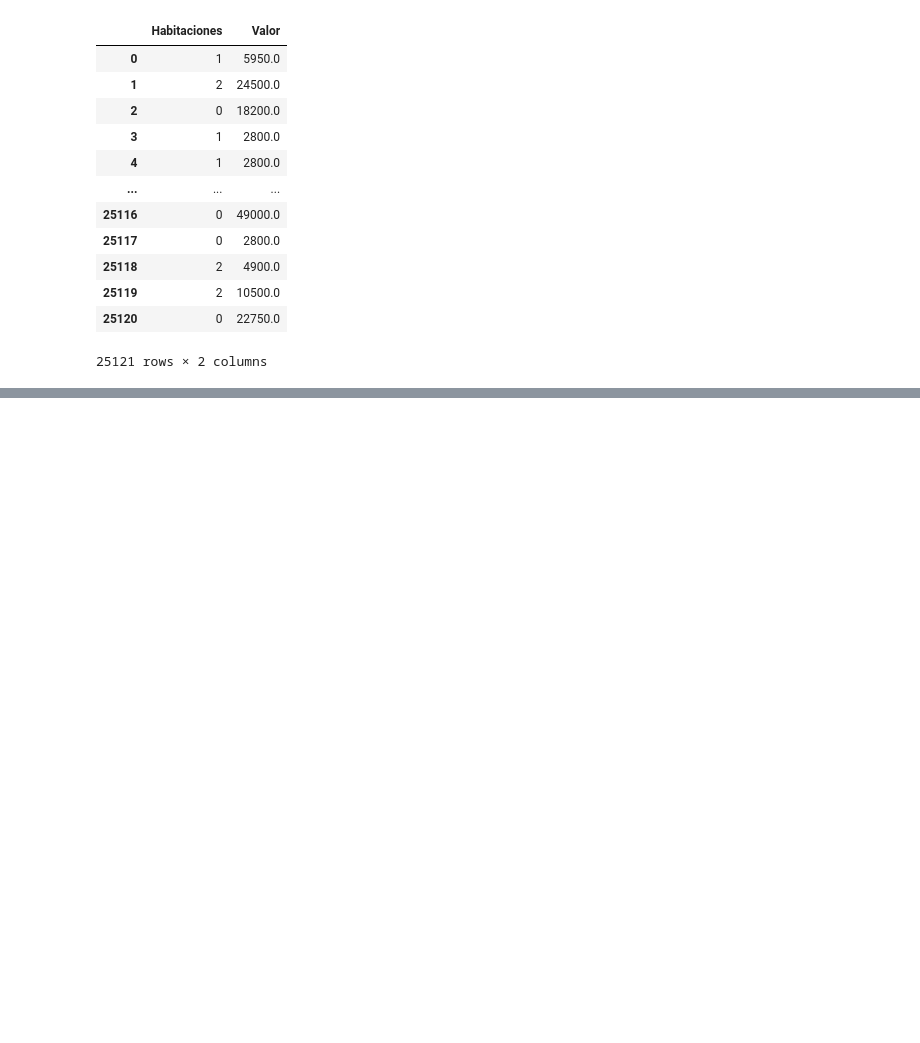
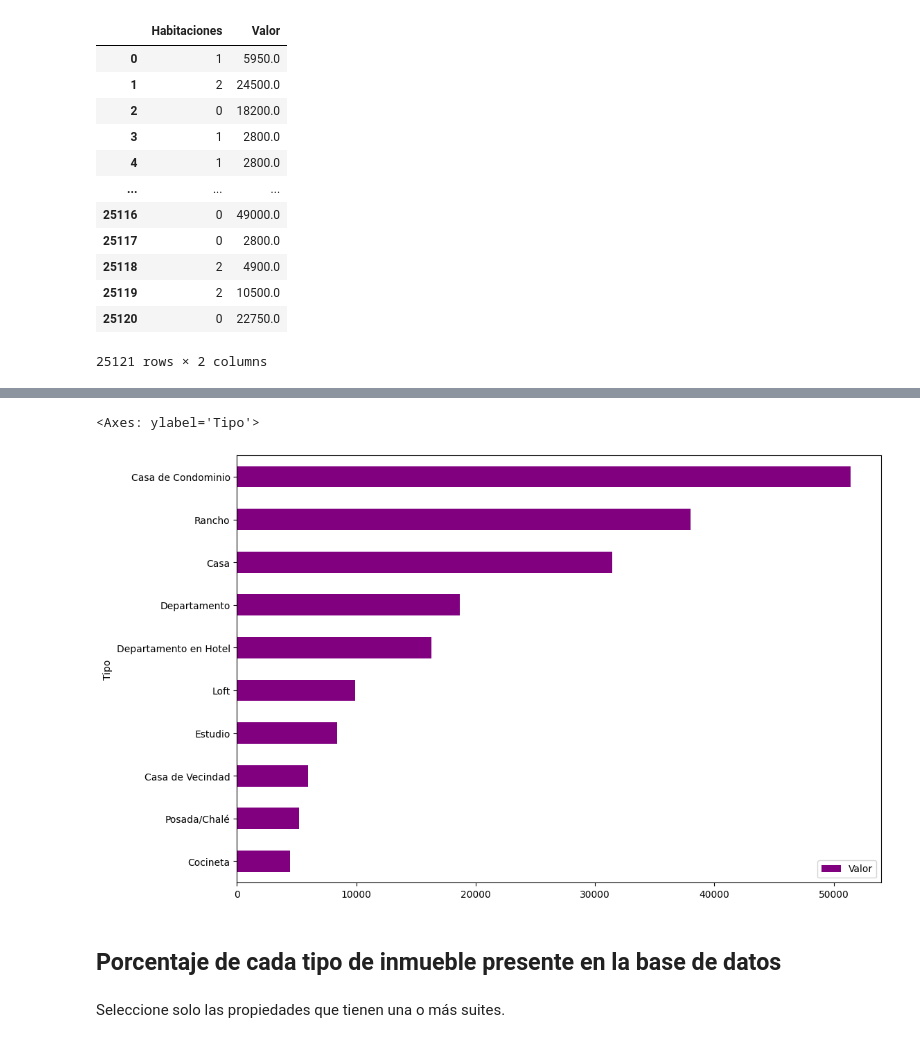
Before and after one commit to BibiTC/DS-Pandas-Conociendo-Biblioteca, a Jupyter notebook: inmuebles_cdmx.ipynb, the cells around one changed output, grey strips where cells are left out. Cells and saved outputs as stored; diff of their text form; code cells hidden in the pictures; blank space fills up the shorter version.

```diff
--- a/inmuebles_cdmx.ipynb
+++ b/inmuebles_cdmx.ipynb
@@ -185,0 +326,4 @@ datos[['Habitaciones','Valor']]
+# %%
+# Pero no quiero lo comercial sino lo que es residencial
+df = datos.query('@inmuebles_comerciales not in Tipo')
+df.head()
@@ -185,0 +337,15 @@ datos[['Habitaciones','Valor']]
+# %%
+# Grafica promedio de valores de inmuebles comparando los comerciales vs los
+# inmuebles residenciales
+
+# almaceno en variable
+df_tipo_precio = df.groupby('Tipo')[['Valor']].mean().sort_values('Valor')
+# graficarlo coon Pandas  - kind barh =barras horizontales, tamaño 12x8, color purpura
+df_tipo_precio.plot(kind='barh',figsize=(12,8),color='purple')
+# %% [output]
+<Axes: ylabel='Tipo'>
+[figure, added]
+# %% [markdown]
+## Porcentaje de cada tipo de inmueble presente en la base de datos
+# %% [markdown]
+Seleccione solo las propiedades que tienen una o más suites.
```
Also changed, not shown: parts of 23 cells of this notebook, 2 other files.
